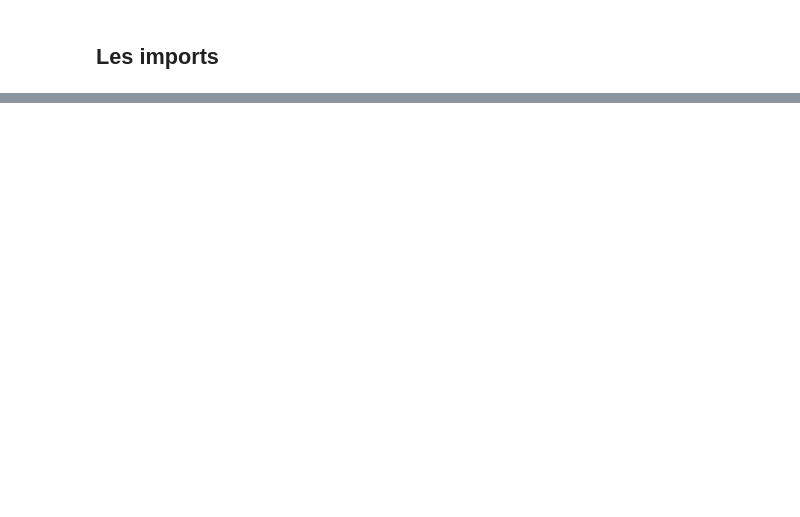
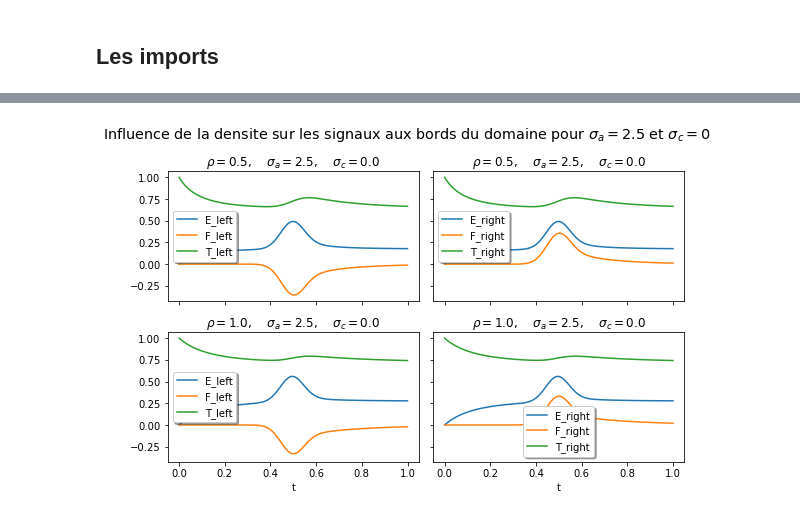
Before and after one commit to ddrous/projet-inverse-2d, a Jupyter notebook: src/notebook/analyse_des_donnees.ipynb, the cells around one changed output, grey strips where cells are left out. Saved outputs shown, nothing was run; the diff lists cells and outputs as text; code cells hidden in the pictures; blank space fills up the shorter version.

```diff
--- a/src/notebook/analyse_des_donnees.ipynb
+++ b/src/notebook/analyse_des_donnees.ipynb
@@ -198,0 +173,10 @@ ax.plot(t, y)
+# %%
+""" Creeons les valeurs min et max a utiliser pour les visulations """
+rho_min = df_s.loc[:, 'rho_expr'].min()
+rho_max = df_s.loc[:, 'rho_expr'].max()
+
+sigma_a_min = df_s.loc[:, 'sigma_a_expr'].min()
+sigma_a_max = df_s.loc[:, 'sigma_a_expr'].max()
+
+sigma_c_min = df_s.loc[:, 'sigma_c_expr'].min()
+sigma_c_max = df_s.loc[:, 'sigma_c_expr'].max()
@@ -198,0 +219,13 @@ ax.plot(t, y)
+# %%
+""" plot pour une ligne les signaux y """
+
+def plot_signal(ax, df, index, x, y):
+  abscissa = np.array(df.loc[index, x])
+
+  nbplots = len(y)
+  ordinate = np.empty((nbplots, len(abscissa)))
+
+  for j in range(nbplots):
+    ordinate[j] = np.array(df.loc[index, y[j]])
+    ax.plot(abscissa, ordinate[j], label=y[j])
+    ax.legend(shadow=True, fontsize='medium')
@@ -198,0 +309,9 @@ ax.plot(t, y)
+# %%
+""" Visualisation temporelle """
+
+figsize = (8, 5)
+title = r"Influence de la densite sur les signaux aux bords du domaine pour $\sigma_a=2.5$ et $\sigma_c=0$"
+
+plot_group(df_t, figsize, index, t, group_3, title)
+# %% [output]
+[figure, added]
```
Also changed, not shown: parts of 66 cells of this notebook, 6 other files.
